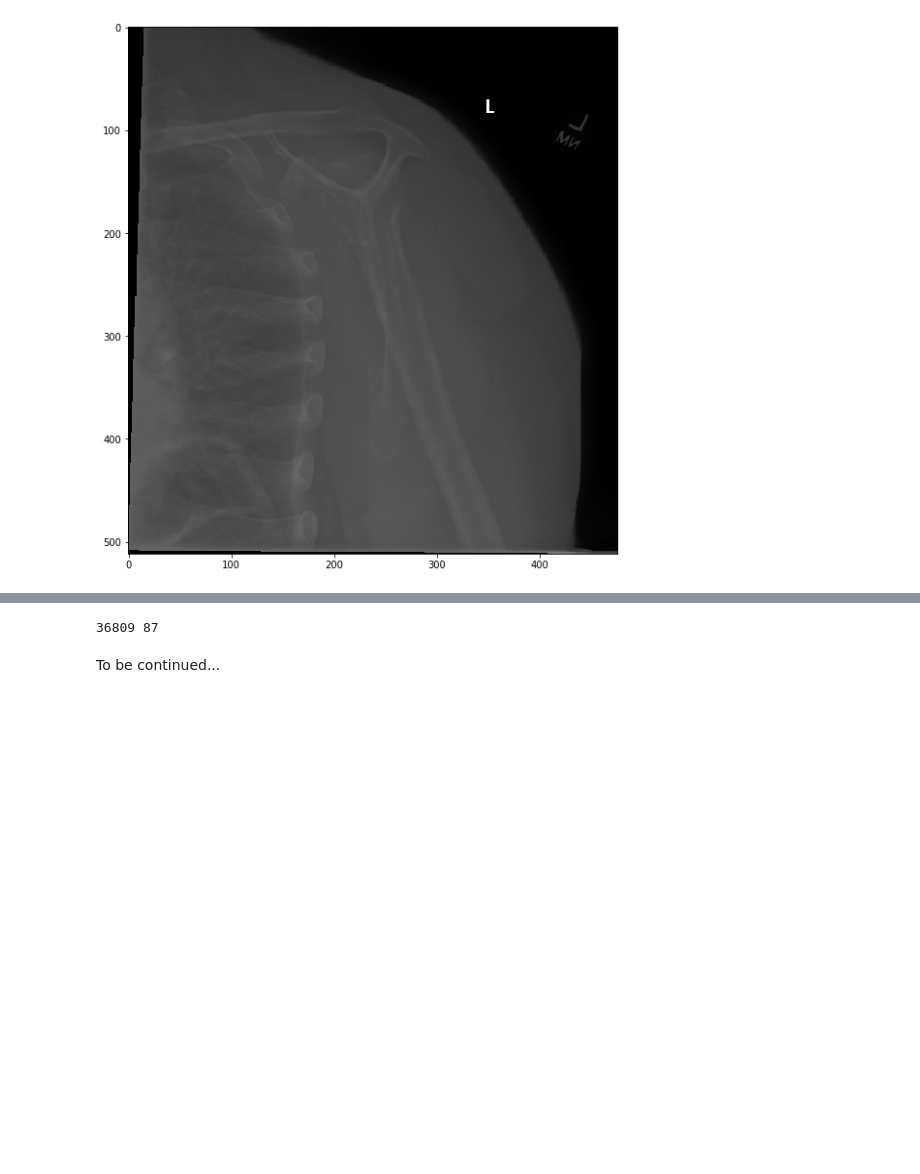
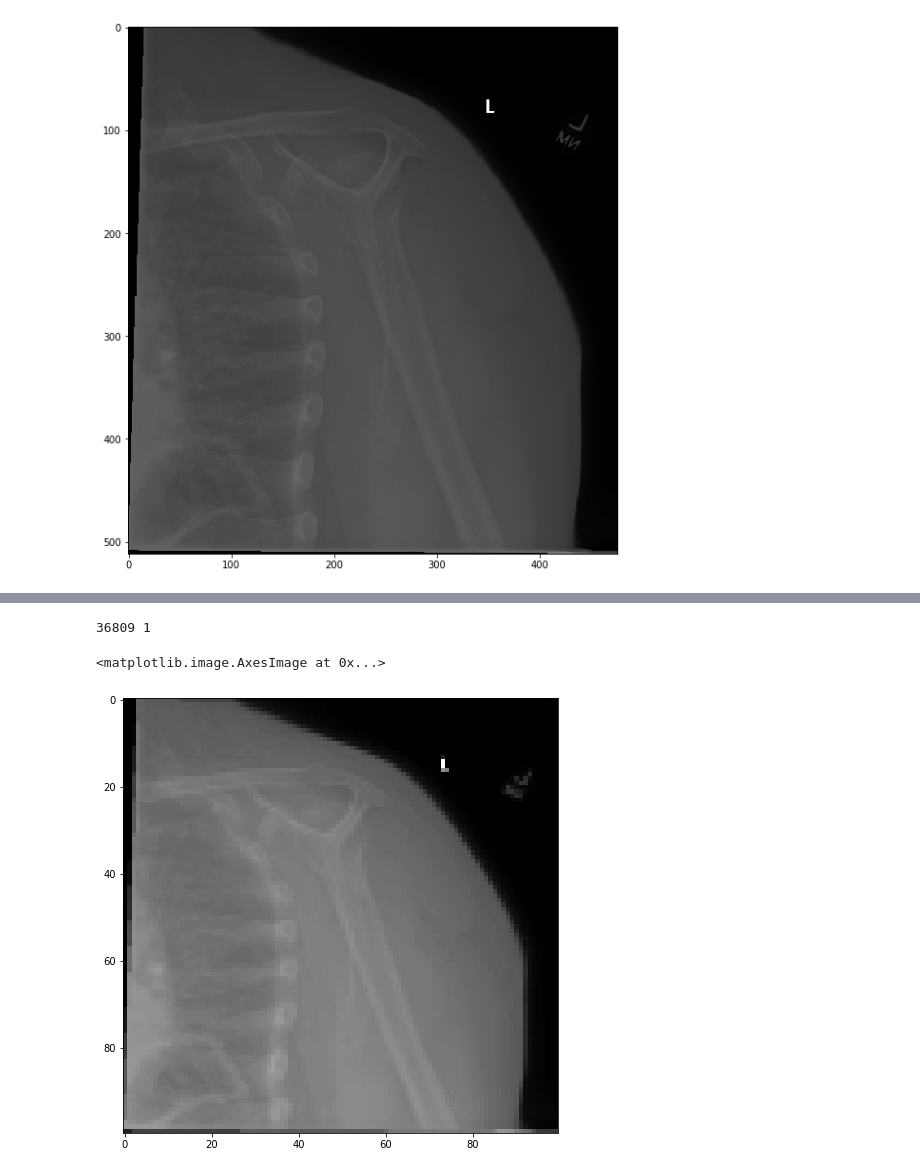
Before and after one commit to vladyorsh/bak, a Jupyter notebook: nn_playground.ipynb, the cells around one changed output, grey strips where cells are left out. Drawn from its saved outputs; the diff is of its cells as text; code cells hidden in the pictures; blank space fills up the shorter version.

```diff
--- a/nn_playground.ipynb
+++ b/nn_playground.ipynb
@@ -328,17 +268,27 @@ plt.imshow(img, cmap = plt.cm.gray)
 # %%
 paths = None
+
+image_size = (100, 100)
+use_single_channel = True
+interpolation = cv2.INTER_AREA
 
 with open('drive/My Drive/MURA-v1.1/train_image_paths.csv', 'r') as file:
   paths = file.read().split('\n')
 
 train_images = []
-for path in paths[:500]:
+for path in paths[:100]:
   img = cv2.imread('drive/My Drive/' + path)
   if not img is None:
+    img = cv2.cvtColor(img, cv2.COLOR_BGR2GRAY)
+    img = cv2.resize(img, dsize=image_size, interpolation=interpolation)
     train_images.append((path, img))
+    break
 
 print(len(paths), len(train_images))
+
+plt.figure(figsize=(8,8))
+plt.imshow(train_images[0][1], cmap = plt.cm.gray)
 # %% [output]
-36809 87
+36809 1
+<matplotlib.image.AxesImage at 0x...>
+[figure, added]
-# %% [markdown]
-To be continued...
```
Also changed, not shown: parts of 31 cells of this notebook.
